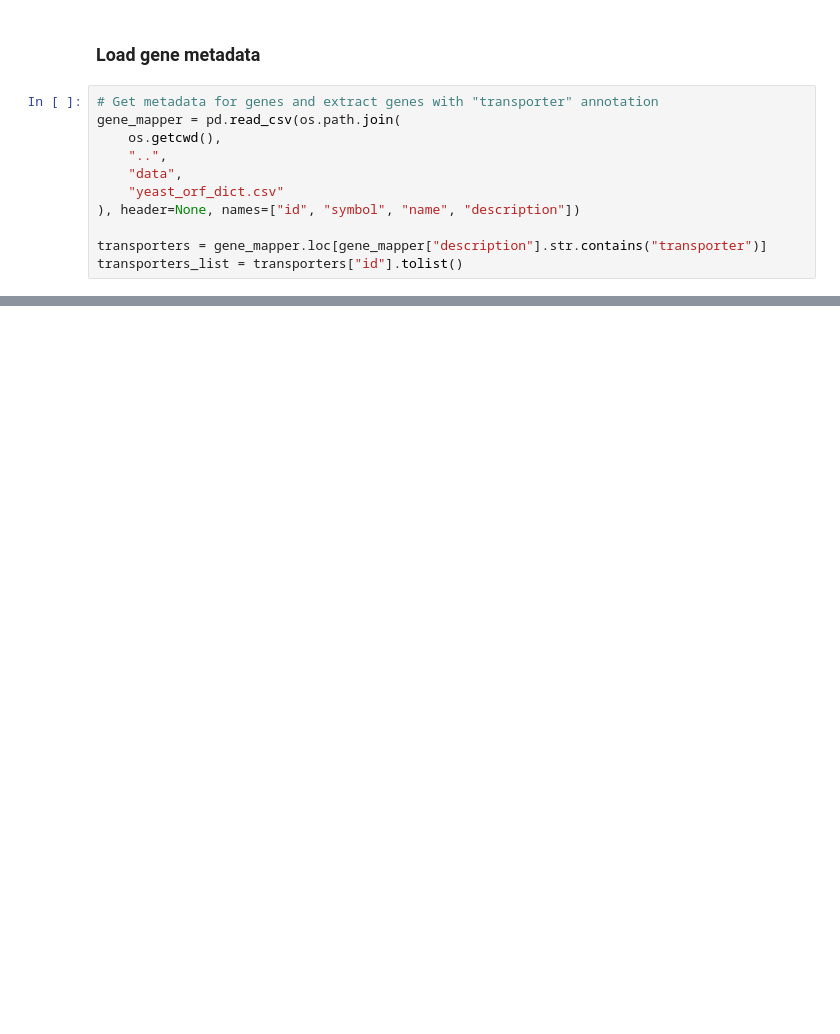
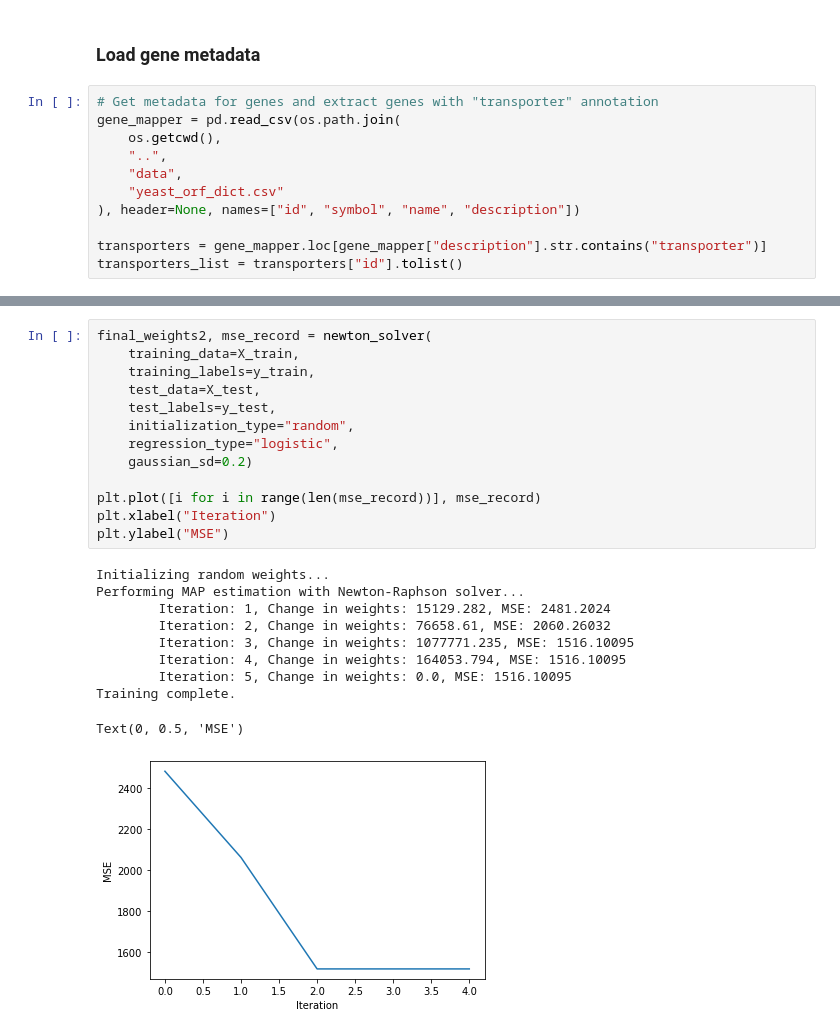
Before and after one commit to j-berg/CS6190, a Jupyter notebook: bin/test-environment-py.ipynb, the cells around one changed output, grey strips where cells are left out. Cells and saved outputs as stored; diff of their text form; blank space fills up the shorter version.

```diff
--- a/bin/test-environment-py.ipynb
+++ b/bin/test-environment-py.ipynb
@@ -309,0 +111,24 @@ plt.show()
+# %%
+final_weights2, mse_record = newton_solver(
+    training_data=X_train,
+    training_labels=y_train,
+    test_data=X_test,
+    test_labels=y_test,
+    initialization_type="random",
+    regression_type="logistic",
+    gaussian_sd=0.2)
+
+plt.plot([i for i in range(len(mse_record))], mse_record)
+plt.xlabel("Iteration")
+plt.ylabel("MSE")
+# %% [output]
+Initializing random weights...
+Performing MAP estimation with Newton-Raphson solver...
+        Iteration: 1, Change in weights: 15129.282, MSE: 2481.2024
+        Iteration: 2, Change in weights: 76658.61, MSE: 2060.26032
+        Iteration: 3, Change in weights: 1077771.235, MSE: 1516.10095
+        Iteration: 4, Change in weights: 164053.794, MSE: 1516.10095
+        Iteration: 5, Change in weights: 0.0, MSE: 1516.10095
+Training complete.
+Text(0, 0.5, 'MSE')
+[figure, added]
```
Also changed, not shown: parts of 33 cells of this notebook, 1 other file.
